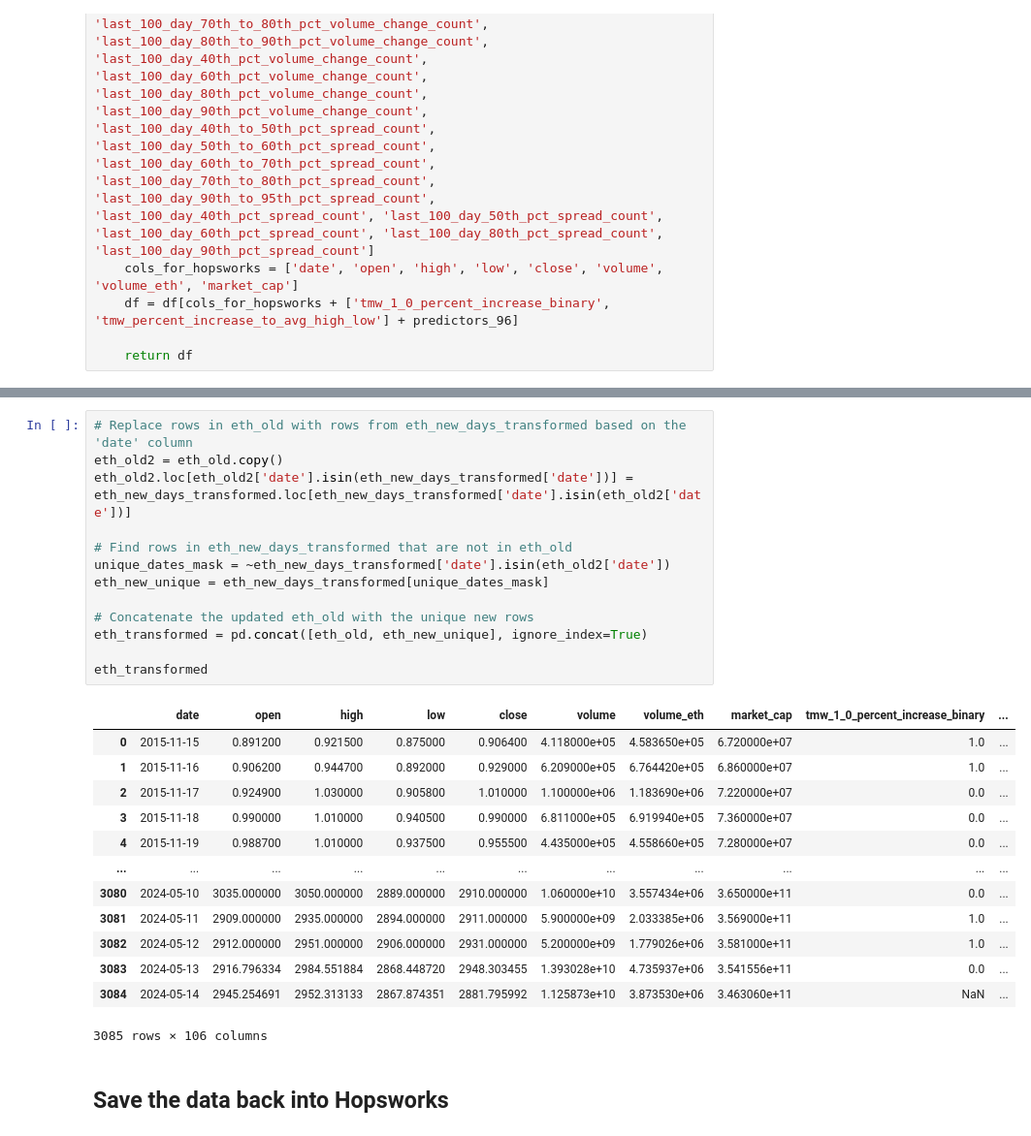
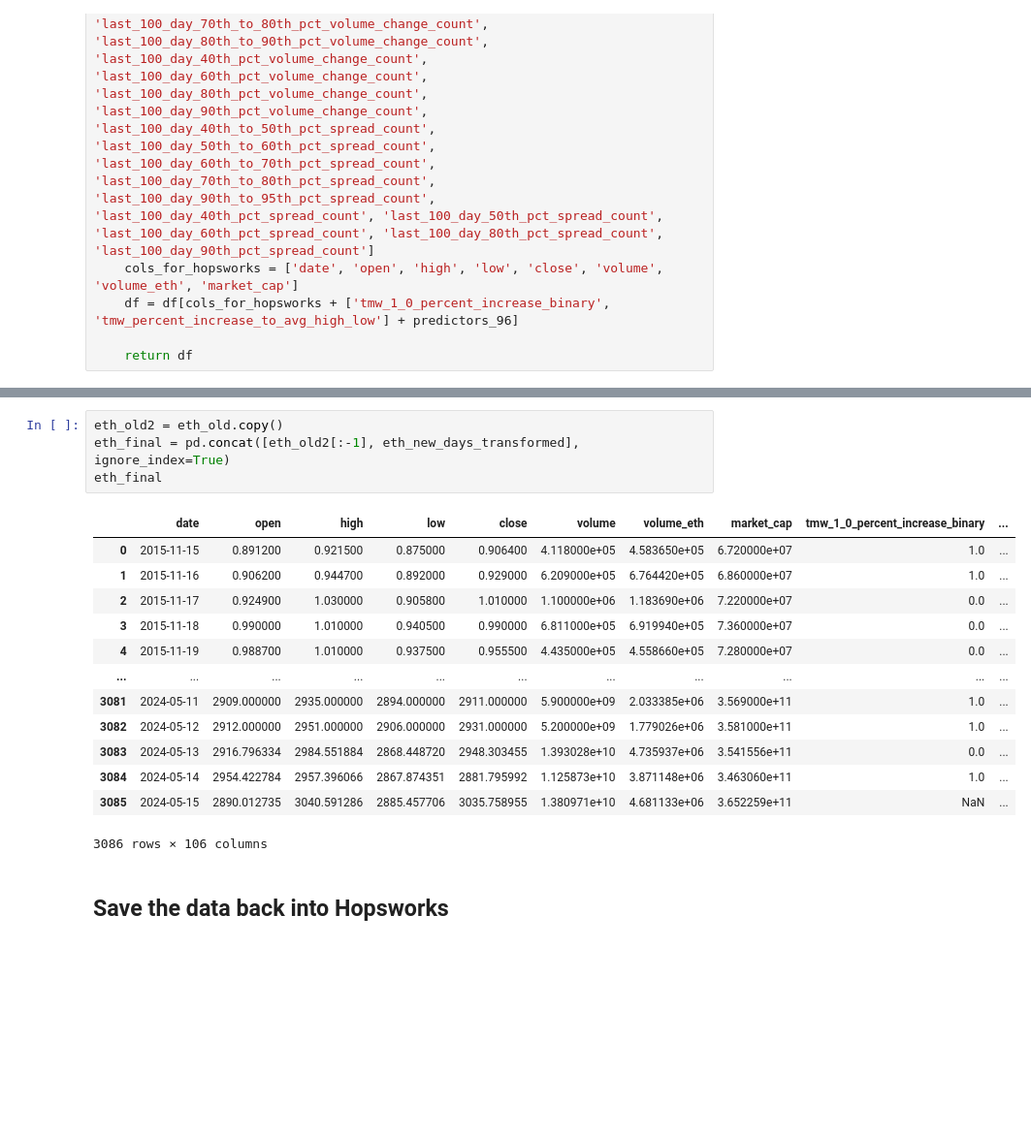
Before and after one commit to sadovsd/crypto-price-prediction-ML-pipeline, a Jupyter notebook: notebooks/06_ohlc_feature_pipeline.ipynb, the cells around one changed output, grey strips where cells are left out. Shown: that part at 97% size. Saved outputs shown, nothing was run; the diff lists cells and outputs as text; blank space fills up the shorter version.

```diff
--- a/notebooks/06_ohlc_feature_pipeline.ipynb
+++ b/notebooks/06_ohlc_feature_pipeline.ipynb
@@ -409,31 +394,22 @@ PerformanceWarning: DataFrame is highly fragmented.  This is usually the result
 2 rows × 106 columns
-# %%
-# Replace rows in eth_old with rows from eth_new_days_transformed based on the 'date' column
-eth_old2 = eth_old.copy()
-eth_old2.loc[eth_old2['date'].isin(eth_new_days_transformed['date'])] = eth_new_days_transformed.loc[eth_new_days_transformed['date'].isin(eth_old2['date'])]
-
-# Find rows in eth_new_days_transformed that are not in eth_old
-unique_dates_mask = ~eth_new_days_transformed['date'].isin(eth_old2['date'])
-eth_new_unique = eth_new_days_transformed[unique_dates_mask]
-
-# Concatenate the updated eth_old with the unique new rows
-eth_transformed = pd.concat([eth_old, eth_new_unique], ignore_index=True)
-
-eth_transformed
-# %% [output]
-|  | date | open | high | low | close | volume | volume_eth | market_cap | tmw_1_0_percent_increase_binary | ... |
-| 0 | 2015-11-15 | 0.891200 | 0.921500 | 0.875000 | 0.906400 | 4.118000e+05 | 4.583650e+05 | 6.720000e+07 | 1.0 | ... |
-| 1 | 2015-11-16 | 0.906200 | 0.944700 | 0.892000 | 0.929000 | 6.209000e+05 | 6.764420e+05 | 6.860000e+07 | 1.0 | ... |
-| 2 | 2015-11-17 | 0.924900 | 1.030000 | 0.905800 | 1.010000 | 1.100000e+06 | 1.183690e+06 | 7.220000e+07 | 0.0 | ... |
-| 3 | 2015-11-18 | 0.990000 | 1.010000 | 0.940500 | 0.990000 | 6.811000e+05 | 6.919940e+05 | 7.360000e+07 | 0.0 | ... |
-| 4 | 2015-11-19 | 0.988700 | 1.010000 | 0.937500 | 0.955500 | 4.435000e+05 | 4.558660e+05 | 7.280000e+07 | 0.0 | ... |
-| ... | ... | ... | ... | ... | ... | ... | ... | ... | ... | ... |
-| 3080 | 2024-05-10 | 3035.000000 | 3050.000000 | 2889.000000 | 2910.000000 | 1.060000e+10 | 3.557434e+06 | 3.650000e+11 | 0.0 | ... |
-| 3081 | 2024-05-11 | 2909.000000 | 2935.000000 | 2894.000000 | 2911.000000 | 5.900000e+09 | 2.033385e+06 | 3.569000e+11 | 1.0 | ... |
-| 3082 | 2024-05-12 | 2912.000000 | 2951.000000 | 2906.000000 | 2931.000000 | 5.200000e+09 | 1.779026e+06 | 3.581000e+11 | 1.0 | ... |
-| 3083 | 2024-05-13 | 2916.796334 | 2984.551884 | 2868.448720 | 2948.303455 | 1.393028e+10 | 4.735937e+06 | 3.541556e+11 | 0.0 | ... |
-| 3084 | 2024-05-14 | 2945.254691 | 2952.313133 | 2867.874351 | 2881.795992 | 1.125873e+10 | 3.873530e+06 | 3.463060e+11 | NaN | ... |
-3085 rows × 106 columns
+# %%
+eth_old2 = eth_old.copy()
+eth_final = pd.concat([eth_old2[:-1], eth_new_days_transformed], ignore_index=True)
+eth_final
+# %% [output]
+|  | date | open | high | low | close | volume | volume_eth | market_cap | tmw_1_0_percent_increase_binary | ... |
+| 0 | 2015-11-15 | 0.891200 | 0.921500 | 0.875000 | 0.906400 | 4.118000e+05 | 4.583650e+05 | 6.720000e+07 | 1.0 | ... |
+| 1 | 2015-11-16 | 0.906200 | 0.944700 | 0.892000 | 0.929000 | 6.209000e+05 | 6.764420e+05 | 6.860000e+07 | 1.0 | ... |
+| 2 | 2015-11-17 | 0.924900 | 1.030000 | 0.905800 | 1.010000 | 1.100000e+06 | 1.183690e+06 | 7.220000e+07 | 0.0 | ... |
+| 3 | 2015-11-18 | 0.990000 | 1.010000 | 0.940500 | 0.990000 | 6.811000e+05 | 6.919940e+05 | 7.360000e+07 | 0.0 | ... |
+| 4 | 2015-11-19 | 0.988700 | 1.010000 | 0.937500 | 0.955500 | 4.435000e+05 | 4.558660e+05 | 7.280000e+07 | 0.0 | ... |
+| ... | ... | ... | ... | ... | ... | ... | ... | ... | ... | ... |
+| 3081 | 2024-05-11 | 2909.000000 | 2935.000000 | 2894.000000 | 2911.000000 | 5.900000e+09 | 2.033385e+06 | 3.569000e+11 | 1.0 | ... |
+| 3082 | 2024-05-12 | 2912.000000 | 2951.000000 | 2906.000000 | 2931.000000 | 5.200000e+09 | 1.779026e+06 | 3.581000e+11 | 1.0 | ... |
+| 3083 | 2024-05-13 | 2916.796334 | 2984.551884 | 2868.448720 | 2948.303455 | 1.393028e+10 | 4.735937e+06 | 3.541556e+11 | 0.0 | ... |
+| 3084 | 2024-05-14 | 2954.422784 | 2957.396066 | 2867.874351 | 2881.795992 | 1.125873e+10 | 3.871148e+06 | 3.463060e+11 | 1.0 | ... |
+| 3085 | 2024-05-15 | 2890.012735 | 3040.591286 | 2885.457706 | 3035.758955 | 1.380971e+10 | 4.681133e+06 | 3.652259e+11 | NaN | ... |
+3086 rows × 106 columns
 # %% [markdown]
 ## Save the data back into Hopsworks
 # %%
```
Also changed, not shown: parts of 8 cells of this notebook, 3 other files.
